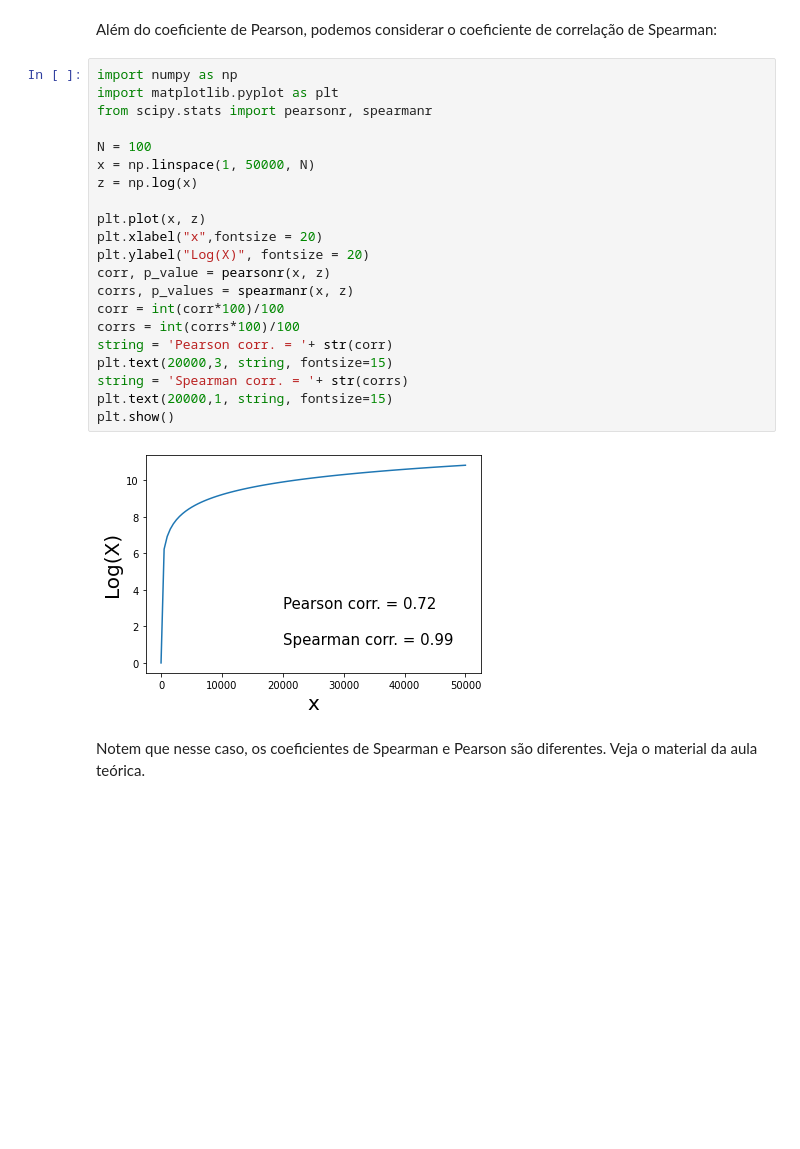
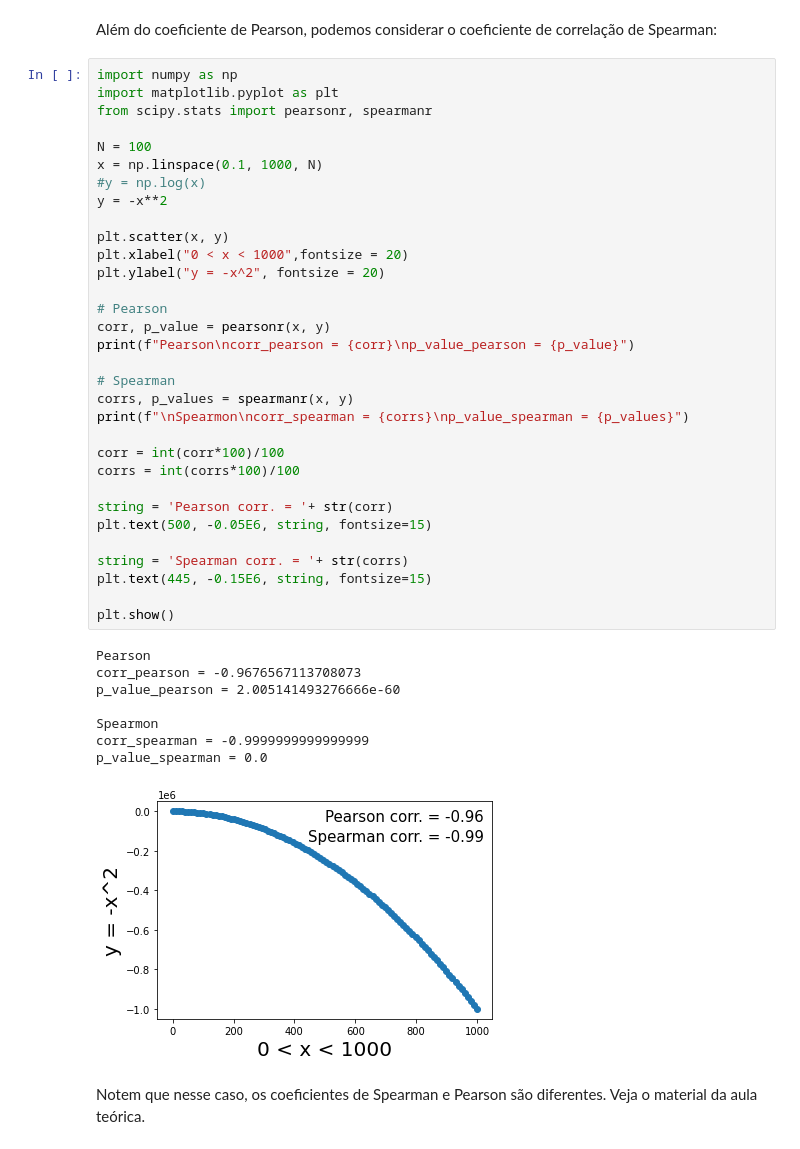
Before and after one commit to thiago3008/MBA_DS_USP, a Jupyter notebook: 02 - Introdução a Ciência de Dados/01 - Introdução/Aula1.ipynb, the cells around one changed output. Drawn from its saved outputs; the diff is of its cells as text; blank space fills up the shorter version.

```diff
--- a/02 - Introdução a Ciência de Dados/01 - Introdução/Aula1.ipynb
+++ b/02 - Introdução a Ciência de Dados/01 - Introdução/Aula1.ipynb
@@ -327,26 +327,44 @@ Além do coeficiente de Pearson, podemos considerar o coeficiente de correlaçã
 # %%
 import numpy as np
 import matplotlib.pyplot as plt
 from scipy.stats import pearsonr, spearmanr
 
 N = 100
-x = np.linspace(1, 50000, N)
-z = np.log(x)
+x = np.linspace(0.1, 1000, N)
+#y = np.log(x)
+y = -x**2
 
-plt.plot(x, z)
-plt.xlabel("x",fontsize = 20)
-plt.ylabel("Log(X)", fontsize = 20)
-corr, p_value = pearsonr(x, z)
-corrs, p_values = spearmanr(x, z)
+plt.scatter(x, y)
+plt.xlabel("0 < x < 1000",fontsize = 20)
+plt.ylabel("y = -x^2", fontsize = 20)
+
+# Pearson
+corr, p_value = pearsonr(x, y)
+print(f"Pearson\ncorr_pearson = {corr}\np_value_pearson = {p_value}")
+
+# Spearman
+corrs, p_values = spearmanr(x, y)
+print(f"\nSpearmon\ncorr_spearman = {corrs}\np_value_spearman = {p_values}")
+
 corr = int(corr*100)/100
 corrs = int(corrs*100)/100
+
 string = 'Pearson corr. = '+ str(corr)
-plt.text(20000,3, string, fontsize=15)
+plt.text(500, -0.05E6, string, fontsize=15)
+
 string = 'Spearman corr. = '+ str(corrs)
-plt.text(20000,1, string, fontsize=15)
+plt.text(445, -0.15E6, string, fontsize=15)
+
 plt.show()
 # %% [output]
+Pearson
+corr_pearson = -0.9676567113708073
+p_value_pearson = 2.005141493276666e-60
+
+Spearmon
+corr_spearman = -0.9999999999999999
+p_value_spearman = 0.0
-[figure, old version]
+[figure, new version]
 # %% [markdown]
 Notem que nesse caso, os coeficientes de Spearman e Pearson são diferentes. Veja o material da aula teórica.
 # %% [markdown]
```
Also changed, not shown: parts of 5 cells of this notebook.
